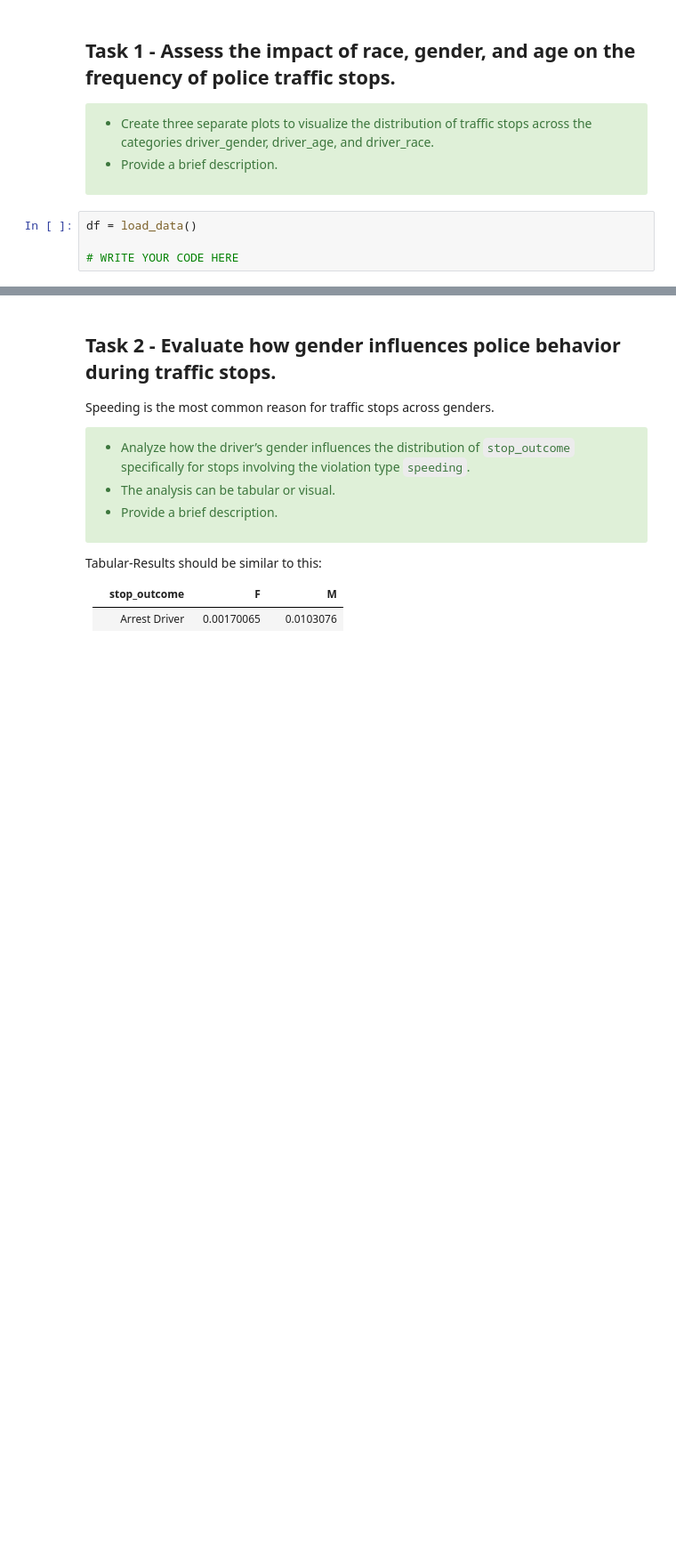
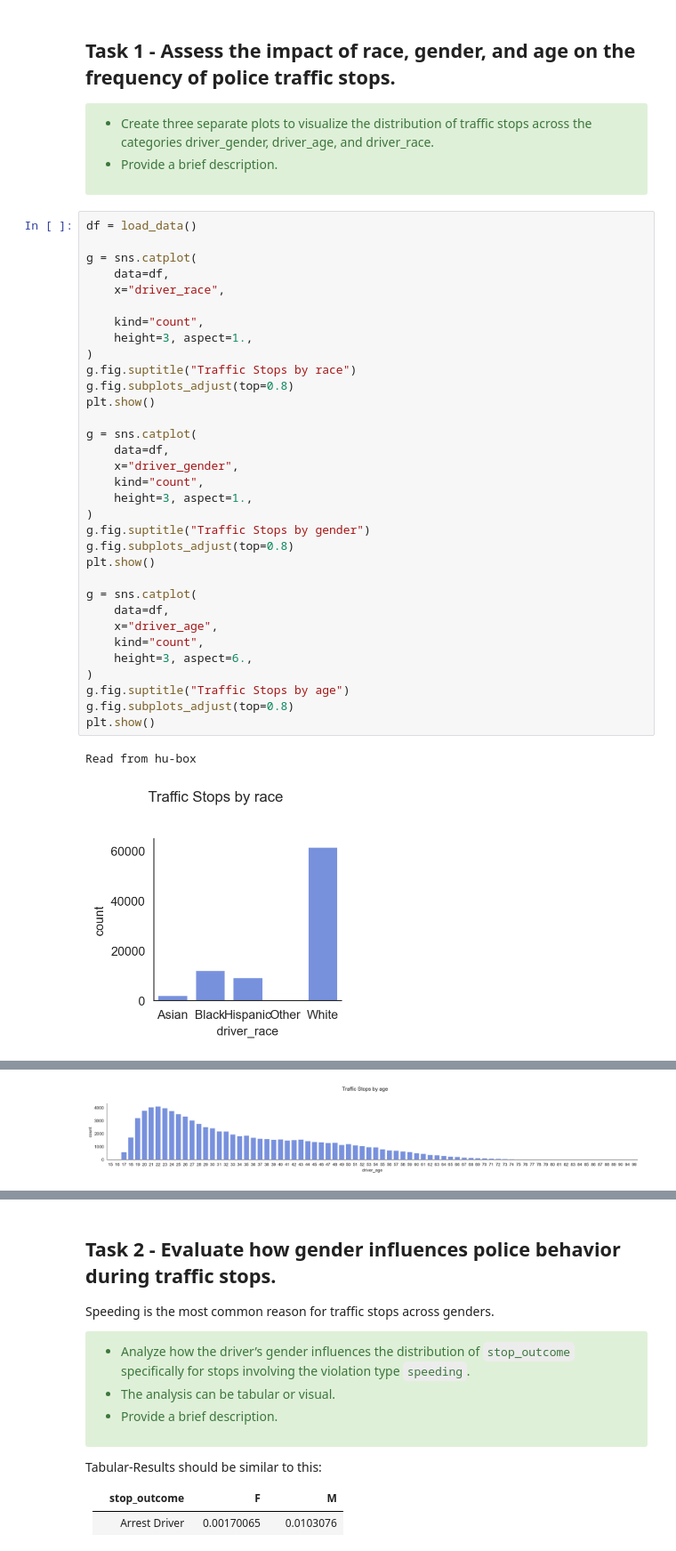
Before and after one commit to Marionese/python_ds_excercises, a Jupyter notebook: primer_exercise3/primers/part1/exercise3_primer.ipynb, the cells around one changed output, grey strips where cells are left out. Shown at 89% size. Drawn from its saved outputs; the diff is of its cells as text; blank space fills up the shorter version.

```diff
--- a/primer_exercise3/primers/part1/exercise3_primer.ipynb
+++ b/primer_exercise3/primers/part1/exercise3_primer.ipynb
@@ -138,4 +186,36 @@ plt.show()
 # %%
 df = load_data()
 
-# WRITE YOUR CODE HERE
+g = sns.catplot(
+    data=df,
+    x="driver_race",
+
+    kind="count",
+    height=3, aspect=1.,
+)
+g.fig.suptitle("Traffic Stops by race")
+g.fig.subplots_adjust(top=0.8)
+plt.show()
+
+g = sns.catplot(
+    data=df,
+    x="driver_gender",
+    kind="count",
+    height=3, aspect=1.,
+)
+g.fig.suptitle("Traffic Stops by gender")
+g.fig.subplots_adjust(top=0.8)
+plt.show()
+
+g = sns.catplot(
+    data=df,
+    x="driver_age",
+    kind="count",
+    height=3, aspect=6.,
+)
+g.fig.suptitle("Traffic Stops by age")
+g.fig.subplots_adjust(top=0.8)
+plt.show()
+# %% [output]
+Read from hu-box
+[figure, added]
@@ -142 +223,2 @@ df = load_data()
+[figure, added]
 # %% [markdown]
```
Also changed, not shown: parts of 8 cells of this notebook.
